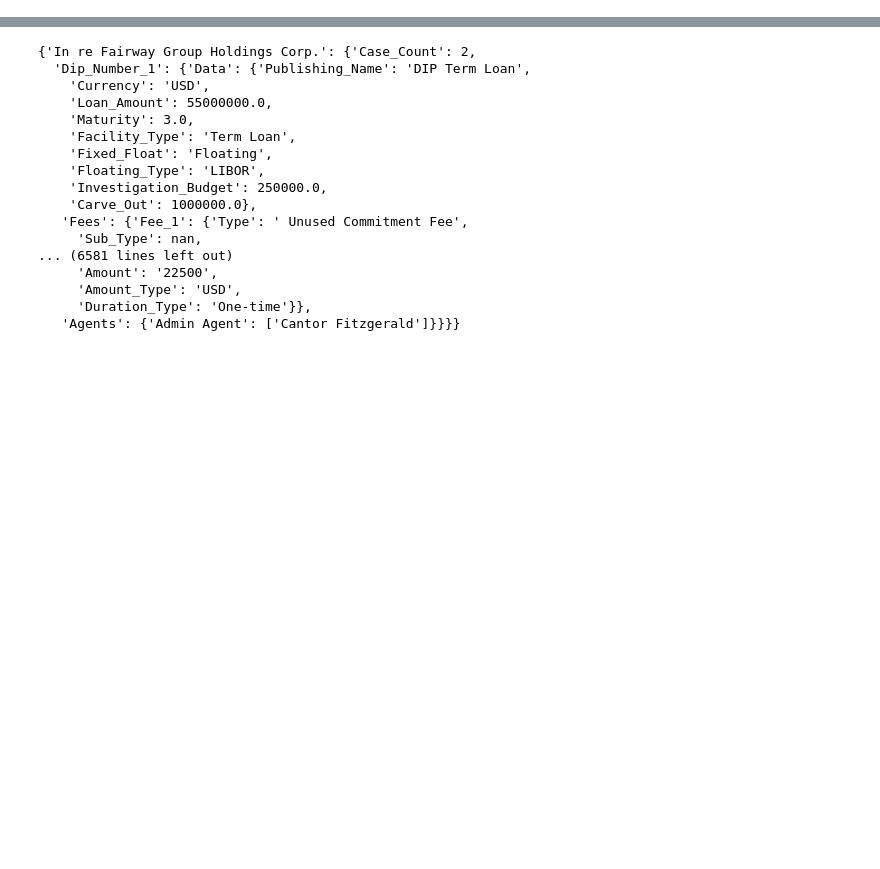
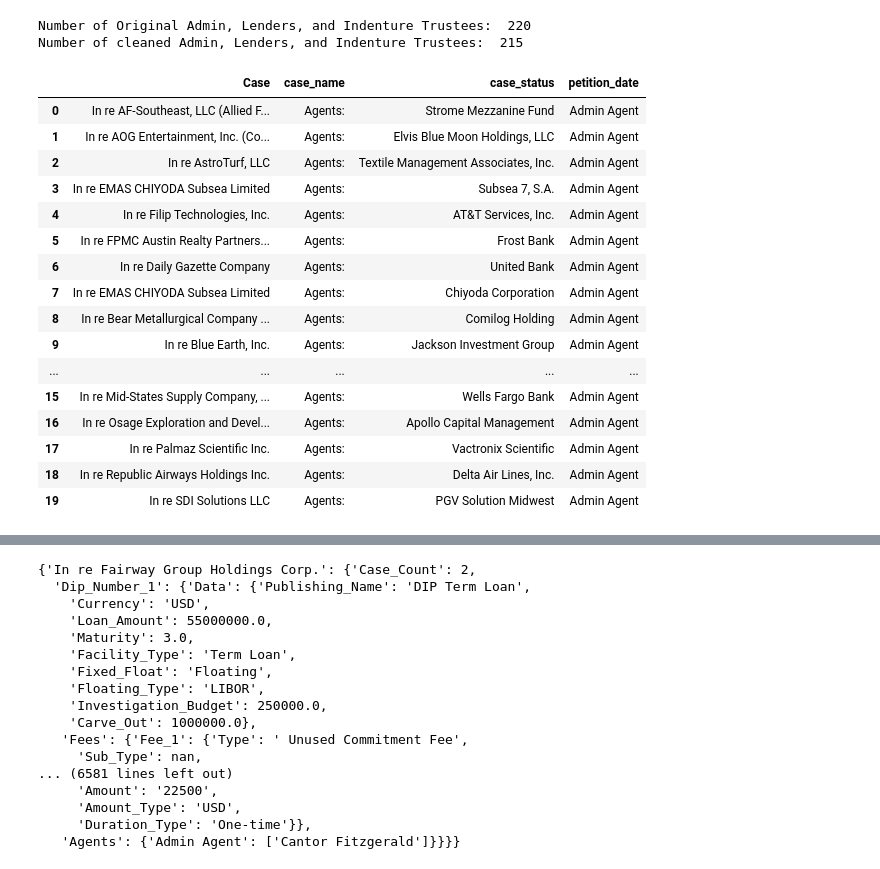
Before and after one commit to Amcdonne95/Restructuring_Analytics, a Jupyter notebook: Data_Dictionary.ipynb, the cells around one changed output, grey strips where cells are left out. Drawn from its saved outputs; the diff is of its cells as text; code cells hidden in the pictures; blank space fills up the shorter version.

```diff
--- a/Data_Dictionary.ipynb
+++ b/Data_Dictionary.ipynb
@@ -117,2 +220,31 @@ for i in range(0, len(clean_list)):
+# %%
+from collections import Counter
+print('Number of Original Admin, Lenders, and Indenture Trustees: ', len(original_admin_list))
+print('Number of cleaned Admin, Lenders, and Indenture Trustees: ', len(all_admin))
+clean_admin = Counter(all_admin)
+original_admin = Counter(original_admin_list)
+# %% [output]
+Number of Original Admin, Lenders, and Indenture Trustees:  220
+Number of cleaned Admin, Lenders, and Indenture Trustees:  215
 # %%
 added_agents = pd.read_csv('Added_Agents.csv')
+# %%
+added_agents.head(20)
+# %% [output]
+|  | Case | case_name | case_status | petition_date |
+| 0 | In re AF-Southeast, LLC (Allied F... | Agents: | Strome Mezzanine Fund | Admin Agent |
+| 1 | In re AOG Entertainment, Inc. (Co... | Agents: | Elvis Blue Moon Holdings, LLC | Admin Agent |
+| 2 | In re AstroTurf, LLC | Agents: | Textile Management Associates, Inc. | Admin Agent |
+| 3 | In re EMAS CHIYODA Subsea Limited | Agents: | Subsea 7, S.A. | Admin Agent |
+| 4 | In re Filip Technologies, Inc. | Agents: | AT&T Services, Inc. | Admin Agent |
+| 5 | In re FPMC Austin Realty Partners... | Agents: | Frost Bank | Admin Agent |
+| 6 | In re Daily Gazette Company | Agents: | United Bank | Admin Agent |
+| 7 | In re EMAS CHIYODA Subsea Limited | Agents: | Chiyoda Corporation | Admin Agent |
+| 8 | In re Bear Metallurgical Company ... | Agents: | Comilog Holding | Admin Agent |
+| 9 | In re Blue Earth, Inc. | Agents: | Jackson Investment Group | Admin Agent |
+| ... | ... | ... | ... | ... |
+| 15 | In re Mid-States Supply Company, ... | Agents: | Wells Fargo Bank | Admin Agent |
+| 16 | In re Osage Exploration and Devel... | Agents: | Apollo Capital Management | Admin Agent |
+| 17 | In re Palmaz Scientific Inc. | Agents: | Vactronix Scientific | Admin Agent |
+| 18 | In re Republic Airways Holdings Inc. | Agents: | Delta Air Lines, Inc. | Admin Agent |
+| 19 | In re SDI Solutions LLC | Agents: | PGV Solution Midwest | Admin Agent |
```
Also changed, not shown: parts of 12 cells of this notebook.
